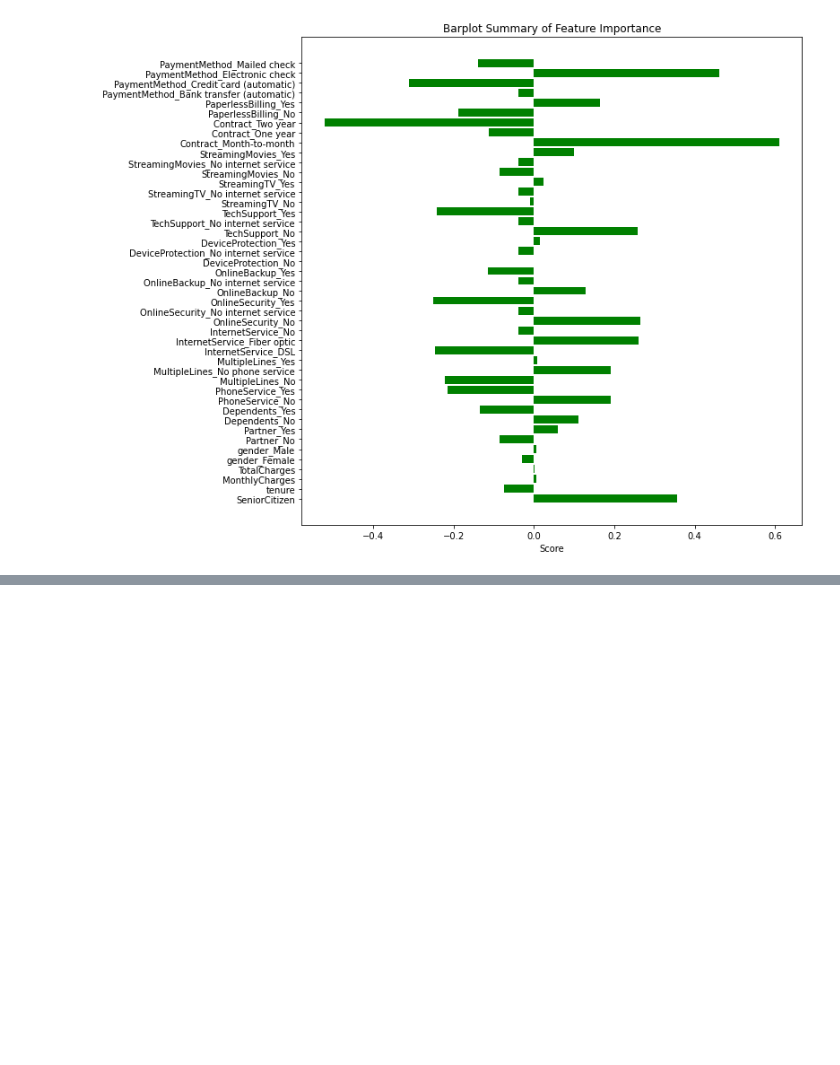
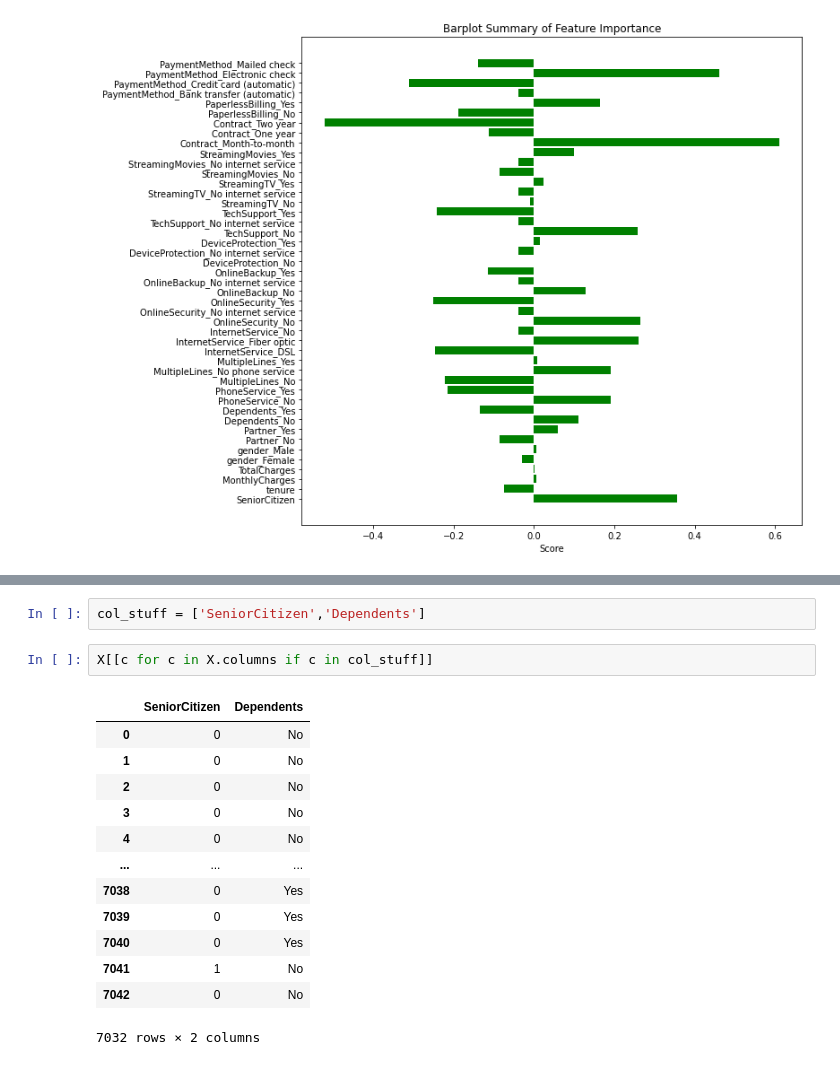
Before and after one commit to leonswl/churn-model, a Jupyter notebook: notebooks/log_reg.ipynb, the cells around one changed output, grey strips where cells are left out. Drawn from its saved outputs; the diff is of its cells as text; blank space fills up the shorter version.

```diff
--- a/notebooks/log_reg.ipynb
+++ b/notebooks/log_reg.ipynb
@@ -265,0 +258,18 @@ plt.show()
+# %%
+col_stuff = ['SeniorCitizen','Dependents']
+# %%
+X[[c for c in X.columns if c in col_stuff]]
+# %% [output]
+|  | SeniorCitizen | Dependents |
+| 0 | 0 | No |
+| 1 | 0 | No |
+| 2 | 0 | No |
+| 3 | 0 | No |
+| 4 | 0 | No |
+| ... | ... | ... |
+| 7038 | 0 | Yes |
+| 7039 | 0 | Yes |
+| 7040 | 0 | Yes |
+| 7041 | 1 | No |
+| 7042 | 0 | No |
+7032 rows × 2 columns
```
Also changed, not shown: parts of 5 cells of this notebook, 1 other file.
